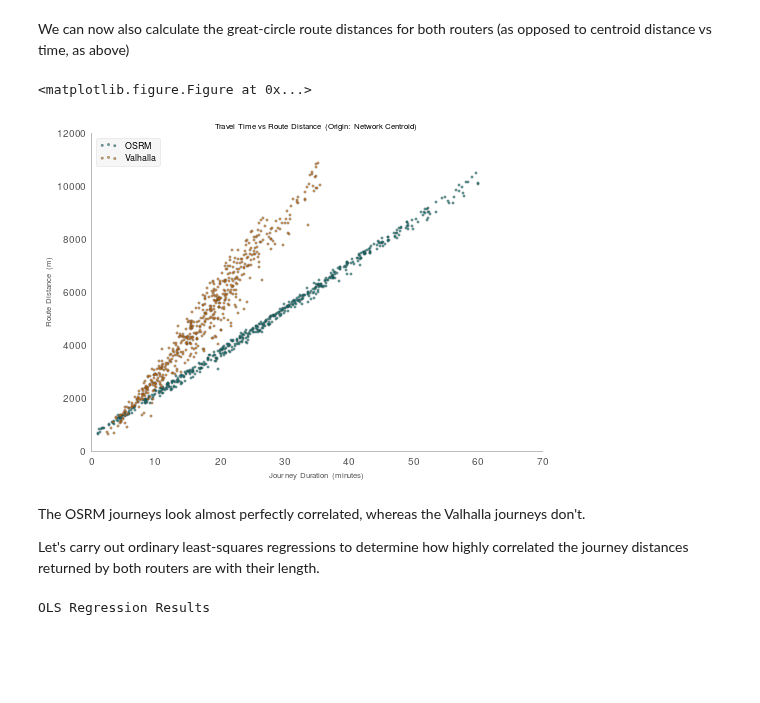
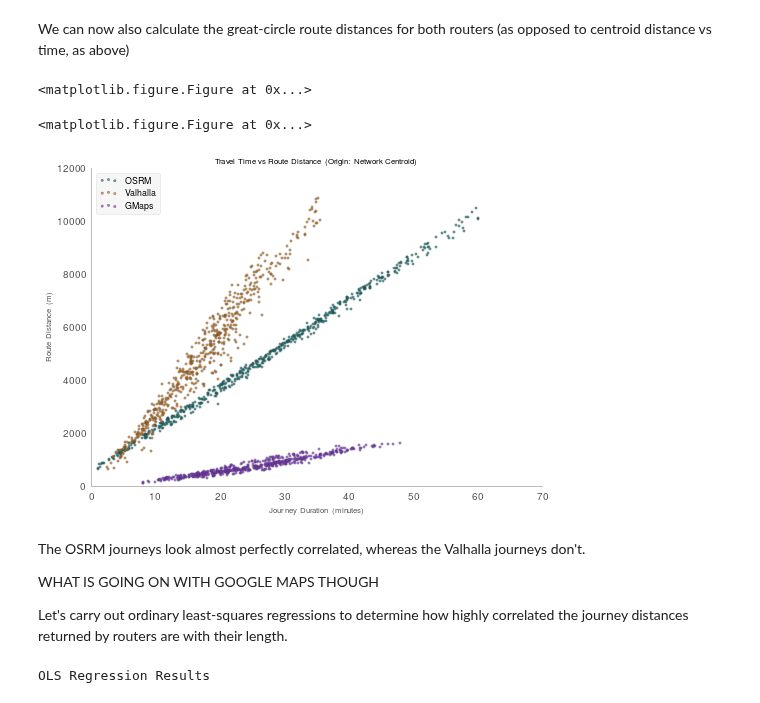
Before and after one commit to urschrei/router_comparison, a Jupyter notebook: OSRM_vs_Valhalla.ipynb, the cells around one changed output. Drawn from its saved outputs; the diff is of its cells as text; code cells hidden in the pictures; blank space fills up the shorter version.

```diff
--- a/OSRM_vs_Valhalla.ipynb
+++ b/OSRM_vs_Valhalla.ipynb
@@ -113,6 +118,11 @@ kmeans_valhalla = KMeans(init='k-means++', n_clusters=7, n_init=10)
 kmeans_valhalla.fit(merged[['centroid_distance', 'travel_time_valhalla']])
 merged['kmeans_bin_valhalla'] = kmeans_valhalla.labels_
 kmeans_centroids_valhalla = kmeans_valhalla.cluster_centers_
+
+kmeans_gmaps = KMeans(init='k-means++', n_clusters=7, n_init=10)
+kmeans_gmaps.fit(merged[['centroid_distance', 'travel_time_gmaps']])
+merged['kmeans_bin_gmaps'] = kmeans_gmaps.labels_
+kmeans_centroids_gmaps = kmeans_gmaps.cluster_centers_
 # %%
 # set up plots
 # numrows, numcolumns, plot number (specify in row, column order)
@@ -316,6 +345,7 @@ merged = pd.merge(
 # %%
 merged['valhalla_decoded'] = merged.apply(lambda f: decode_polyline(f['valhalla_route']), axis=1)
 merged['osrm_decoded'] = merged.apply(lambda f: decode_polyline(f['osrm_route']), axis=1)
+merged['gmaps_decoded'] = merged.apply(lambda f: decode_polyline(f['gmaps_route']), axis=1)
 # %% [markdown]
 Now set up a map, and project our routes into map coordinates
 # %%
@@ -341,6 +371,7 @@ m = Basemap(
 # create projected version of routes
 merged['valhalla_decoded_proj'] = merged.apply(lambda f: project_linestring(f['valhalla_decoded'], m), axis=1)
 merged['osrm_decoded_proj'] = merged.apply(lambda f: project_linestring(f['osrm_decoded'], m), axis=1)
+merged['gmaps_decoded_proj'] = merged.apply(lambda f: project_linestring(f['gmaps_decoded'], m), axis=1)
 # %%
 # combine projected route LineStrings
 combined_valhalla = MultiLineString(list(merged['valhalla_decoded_proj']))
@@ -440,6 +472,7 @@ We can now also calculate the great-circle route distances for both routers (as
 # %%
 merged['valhalla_route_length_proj'] = merged.apply(lambda f: f['valhalla_decoded_proj'].length, axis=1)
 merged['osrm_route_length_proj'] = merged.apply(lambda f: f['osrm_decoded_proj'].length, axis=1)
+merged['gmaps_route_length_proj'] = merged.apply(lambda f: f['gmaps_decoded_proj'].length, axis=1)
 # %%
 plt.clf()
 fig = plt.figure(figsize=(7.28, 5.25))
@@ -466,44 +499,58 @@ valhalla = plt.scatter(
     s=dotsize,
     alpha=0.65)
 
+gmaps = plt.scatter(
+    x=merged['travel_time_gmaps'],
+    y=merged['gmaps_route_length_proj'],
+    marker='o',
+    color="#9B30FF",
+    edgecolor='#333333',
+    lw=linewidth,
+    s=dotsize,
+    alpha=0.65)
+
 leg = plt.legend(
-    (osrm, valhalla),
+    (osrm, valhalla, gmaps),
     ('OSRM',
-    'Valhalla'),
+    'Valhalla',
+    'GMaps'),
     scatterpoints=3,
     fontsize=9,
     loc='upper left')
 leg.get_frame().set_alpha(0.5)
 
 ax.set_xlabel('Journey Duration (minutes)', fontsize=fontsize)
 ax.set_ylabel('Route Distance (m)', fontsize=fontsize)
 ax.grid(b=False)
 ax.spines['top'].set_visible(False)
 ax.spines['right'].set_visible(False)
 ax.set_xlim(0, 70)
-# ax.set_ylim(0, 14000)
+ax.set_ylim(0, 12000)
 
 plt.title(
     "Travel Time vs Route Distance (Origin: Network Centroid)",
     fontsize=8
 )
 
 plt.tight_layout()
 plt.savefig(
     'route_distance.png',
     format="png",
     bbox_inches='tight',
     alpha=True,
     transparent=True,
     dpi=300)
 plt.show()
 # %% [output]
 <matplotlib.figure.Figure at 0x...>
+<matplotlib.figure.Figure at 0x...>
-[figure, old version]
+[figure, new version]
 # %% [markdown]
 The OSRM journeys look almost perfectly correlated, whereas the Valhalla journeys don't.
 
-Let's carry out ordinary least-squares regressions to determine how highly correlated the journey distances returned by both routers are with their length.
+WHAT IS GOING ON WITH GOOGLE MAPS THOUGH
+
+Let's carry out ordinary least-squares regressions to determine how highly correlated the journey distances returned by routers are with their length.
 # %%
 # OSRM regression
 osrm_res = sm.ols(
```
Also changed, not shown: parts of 15 cells of this notebook, 5 other files.
